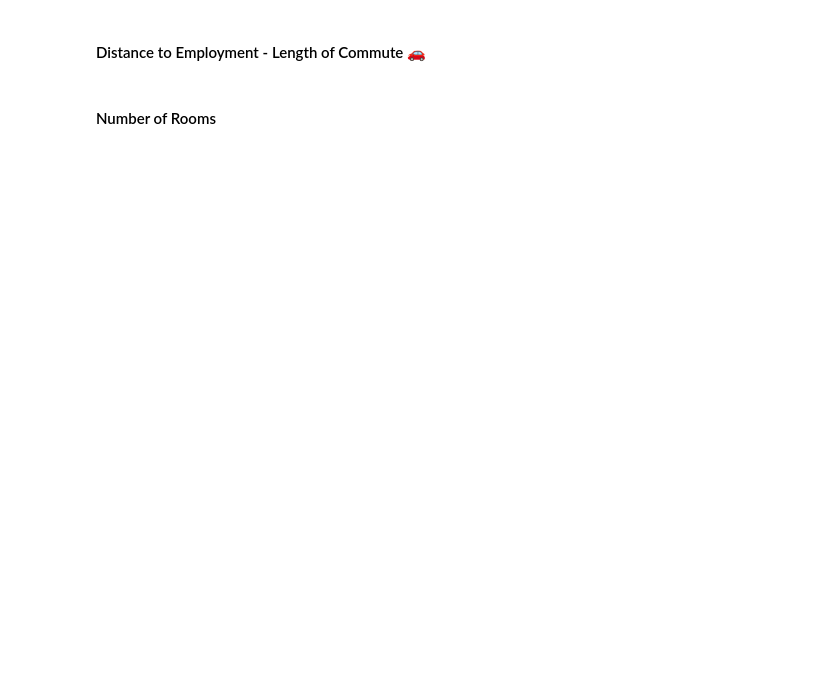
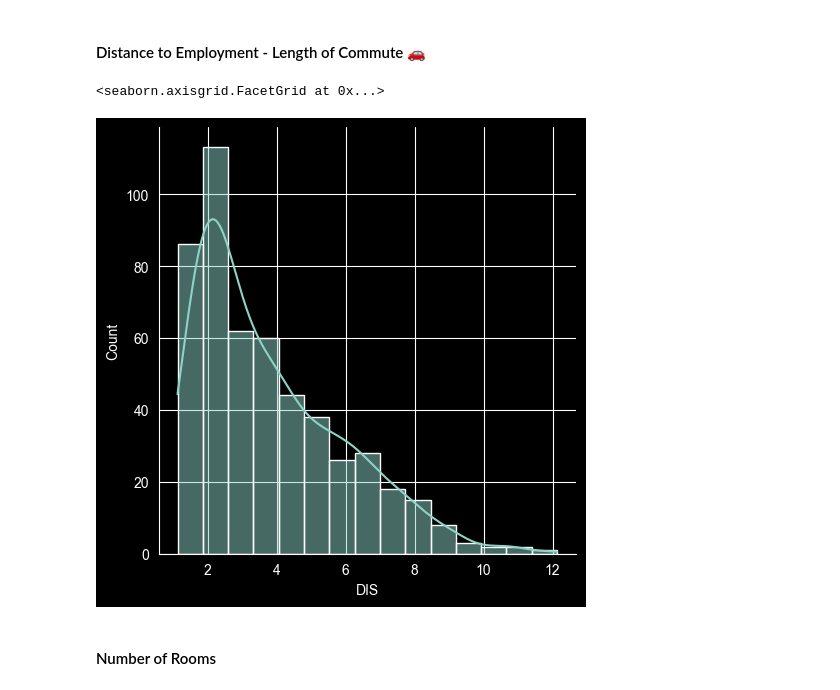
Before and after one commit to tbk81/100-DAYS-OF-CODE-PY, a Jupyter notebook: 81-predict-house-prices/Multivariable_Regression_and_Valuation_Model.ipynb, the cells around one changed output. Cells and saved outputs as stored; diff of their text form; code cells hidden in the pictures; blank space fills up the shorter version.

```diff
--- a/81-predict-house-prices/Multivariable_Regression_and_Valuation_Model.ipynb
+++ b/81-predict-house-prices/Multivariable_Regression_and_Valuation_Model.ipynb
@@ -217,4 +224,11 @@ What do you notice in the distributions of the data?
 # %% [markdown]
 #### Distance to Employment - Length of Commute 🚗
+# %%
+sns.displot(data=data,
+            x=data.DIS,
+            kde=True)
+# %% [output]
+<seaborn.axisgrid.FacetGrid at 0x...>
+[figure, added]
 # %% [markdown]
 #### Number of Rooms
```
Also changed, not shown: parts of 5 cells of this notebook.
